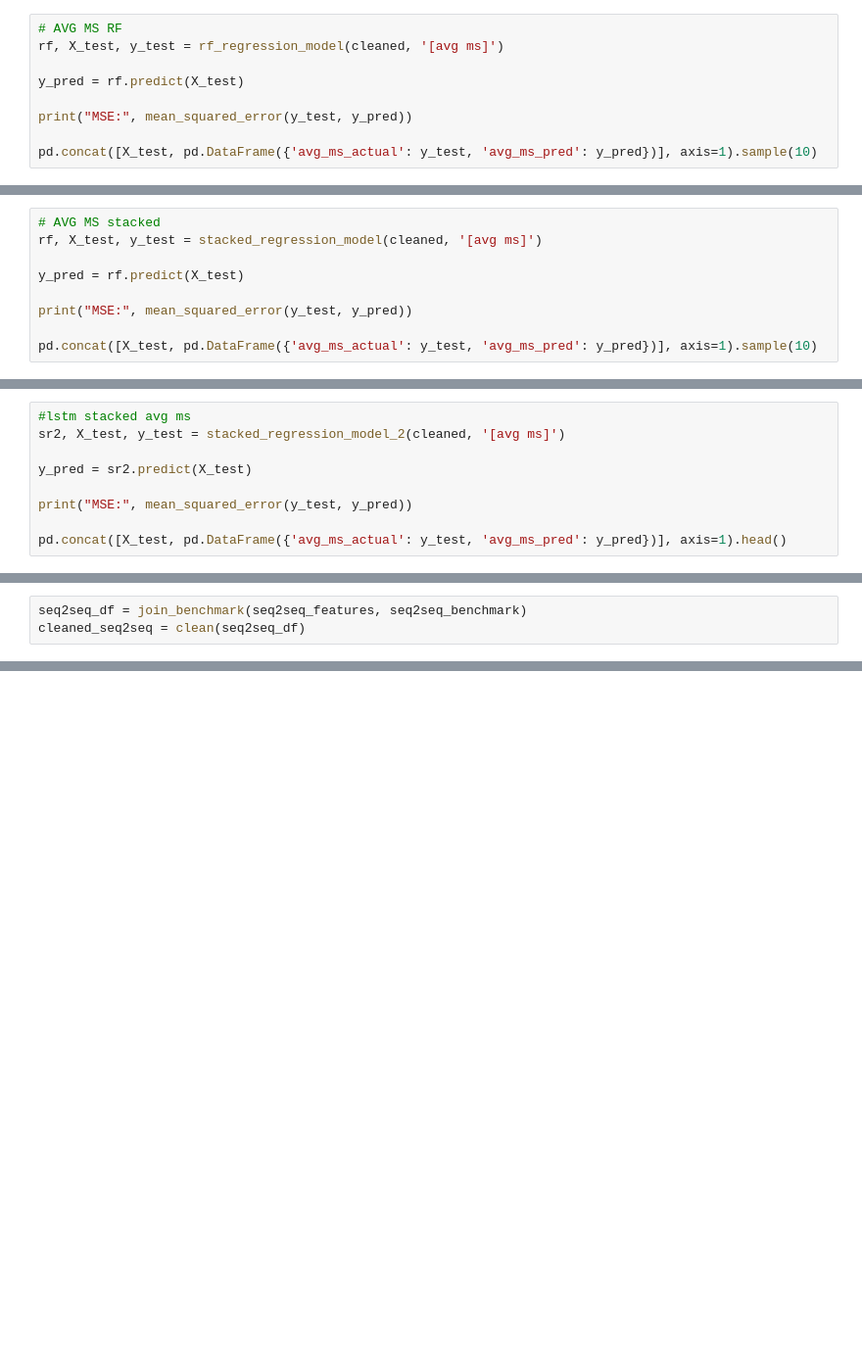
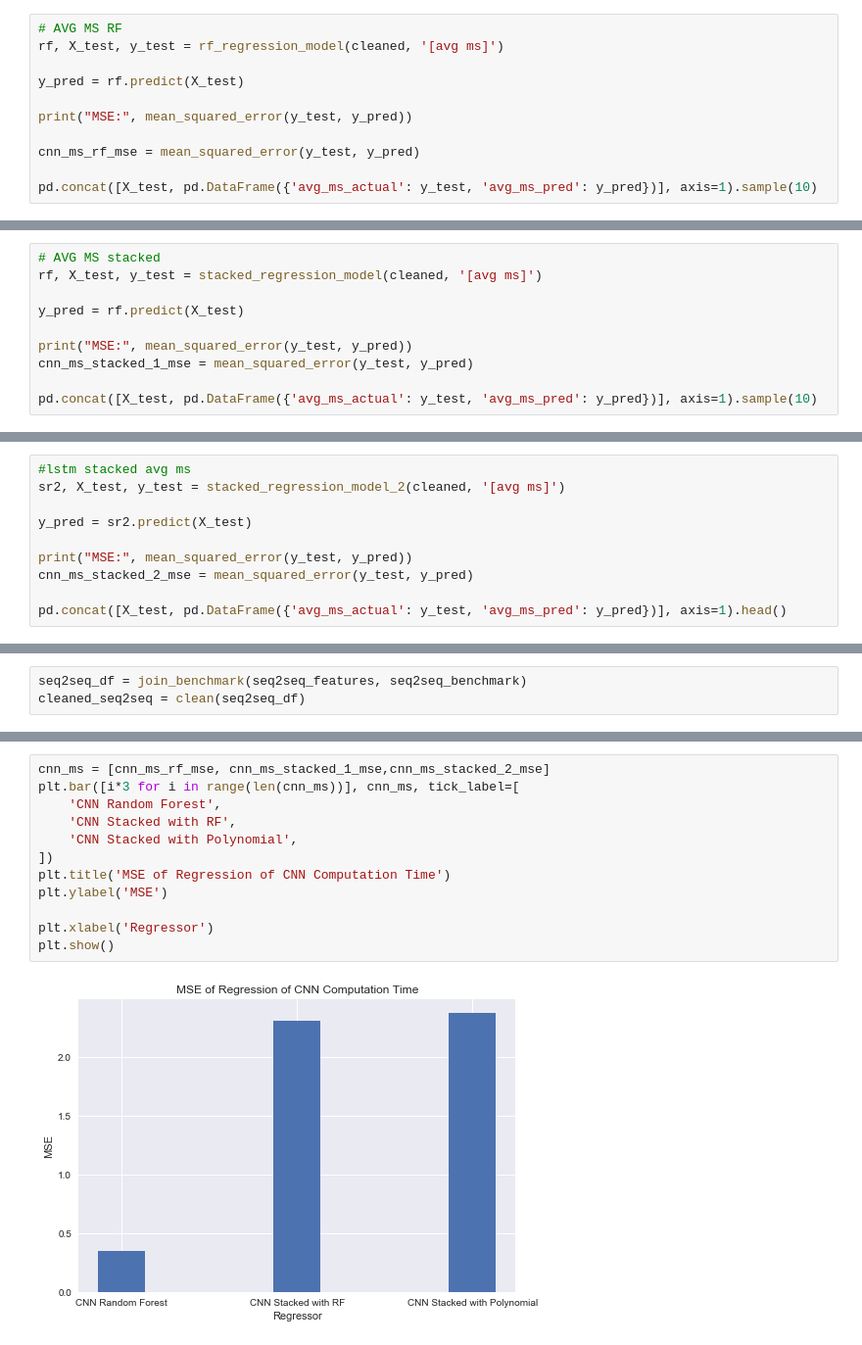
Before and after one commit to brian-yu/nn-regressors, a Jupyter notebook: benchmarks_and_regression.ipynb, the cells around one changed output, grey strips where cells are left out. Shown at 98% size. Saved outputs shown, nothing was run; the diff lists cells and outputs as text; blank space fills up the shorter version.

Commit message:
Add figures.

```diff
--- a/benchmarks_and_regression.ipynb
+++ b/benchmarks_and_regression.ipynb
@@ -333,6 +331,8 @@ y_pred = rf.predict(X_test)
 
 print("MSE:", mean_squared_error(y_test, y_pred))
 
+cnn_ms_rf_mse = mean_squared_error(y_test, y_pred)
+
 pd.concat([X_test, pd.DataFrame({'avg_ms_actual': y_test, 'avg_ms_pred': y_pred})], axis=1).sample(10)
 # %% [output]
 MSE: 0.34952883344050234
@@ -376,6 +377,7 @@ rf, X_test, y_test = stacked_regression_model(cleaned, '[avg ms]')
 y_pred = rf.predict(X_test)
 
 print("MSE:", mean_squared_error(y_test, y_pred))
+cnn_ms_stacked_1_mse = mean_squared_error(y_test, y_pred)
 
 pd.concat([X_test, pd.DataFrame({'avg_ms_actual': y_test, 'avg_ms_pred': y_pred})], axis=1).sample(10)
 # %% [output]
@@ -420,6 +423,7 @@ sr2, X_test, y_test = stacked_regression_model_2(cleaned, '[avg ms]')
 y_pred = sr2.predict(X_test)
 
 print("MSE:", mean_squared_error(y_test, y_pred))
+cnn_ms_stacked_2_mse = mean_squared_error(y_test, y_pred)
 
 pd.concat([X_test, pd.DataFrame({'avg_ms_actual': y_test, 'avg_ms_pred': y_pred})], axis=1).head()
 # %% [output]
@@ -723,0 +740,14 @@ pd.concat([X_test, pd.DataFrame({'mem_kb_actual': y_test, 'mem_kb_pred': y_pred}
+# %%
+cnn_ms = [cnn_ms_rf_mse, cnn_ms_stacked_1_mse,cnn_ms_stacked_2_mse]
+plt.bar([i*3 for i in range(len(cnn_ms))], cnn_ms, tick_label=[
+    'CNN Random Forest',
+    'CNN Stacked with RF',
+    'CNN Stacked with Polynomial',
+])
+plt.title('MSE of Regression of CNN Computation Time')
+plt.ylabel('MSE')
+
+plt.xlabel('Regressor')
+plt.show()
+# %% [output]
+[figure, added]
```
Also changed, not shown: parts of 23 cells of this notebook.
